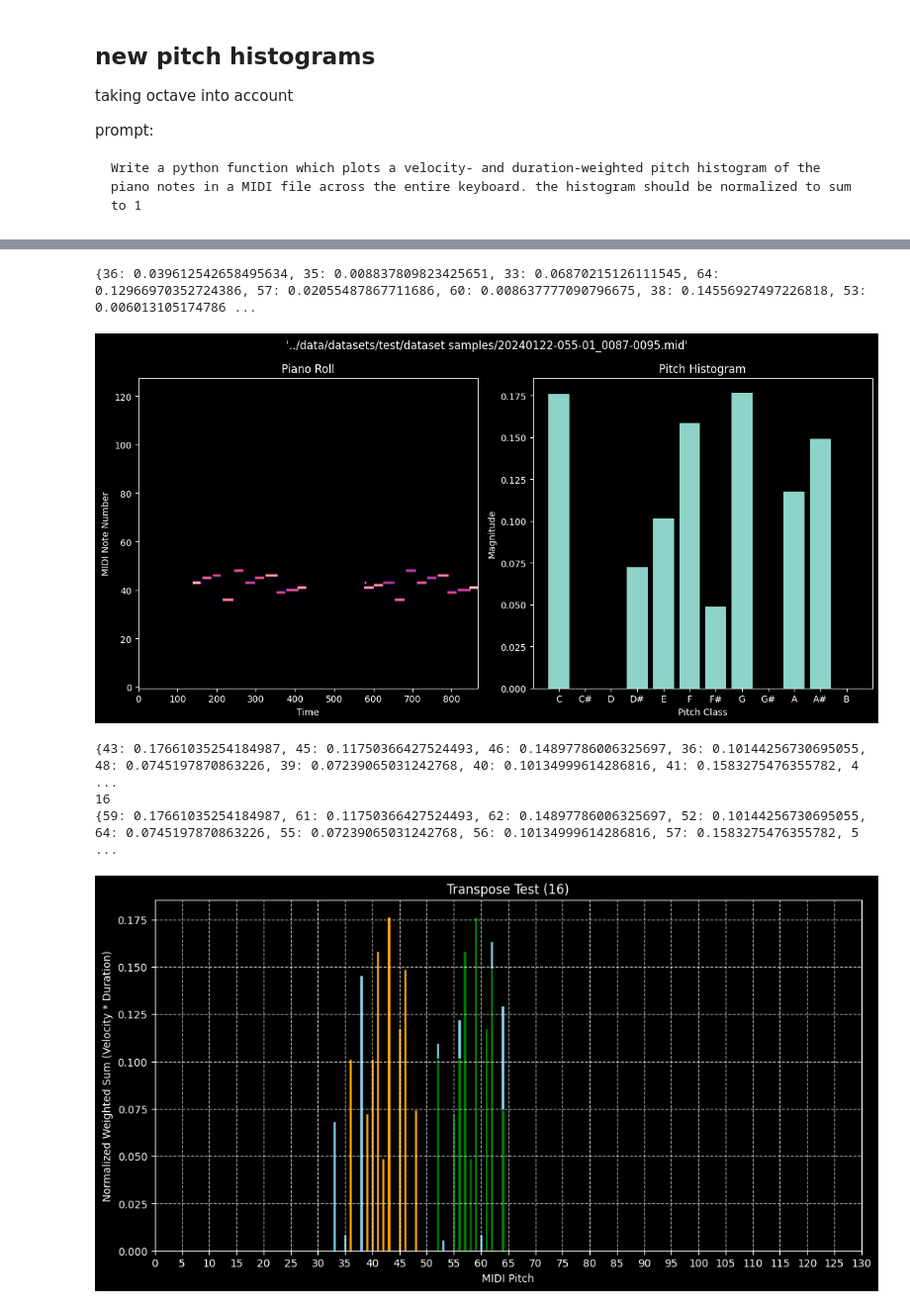
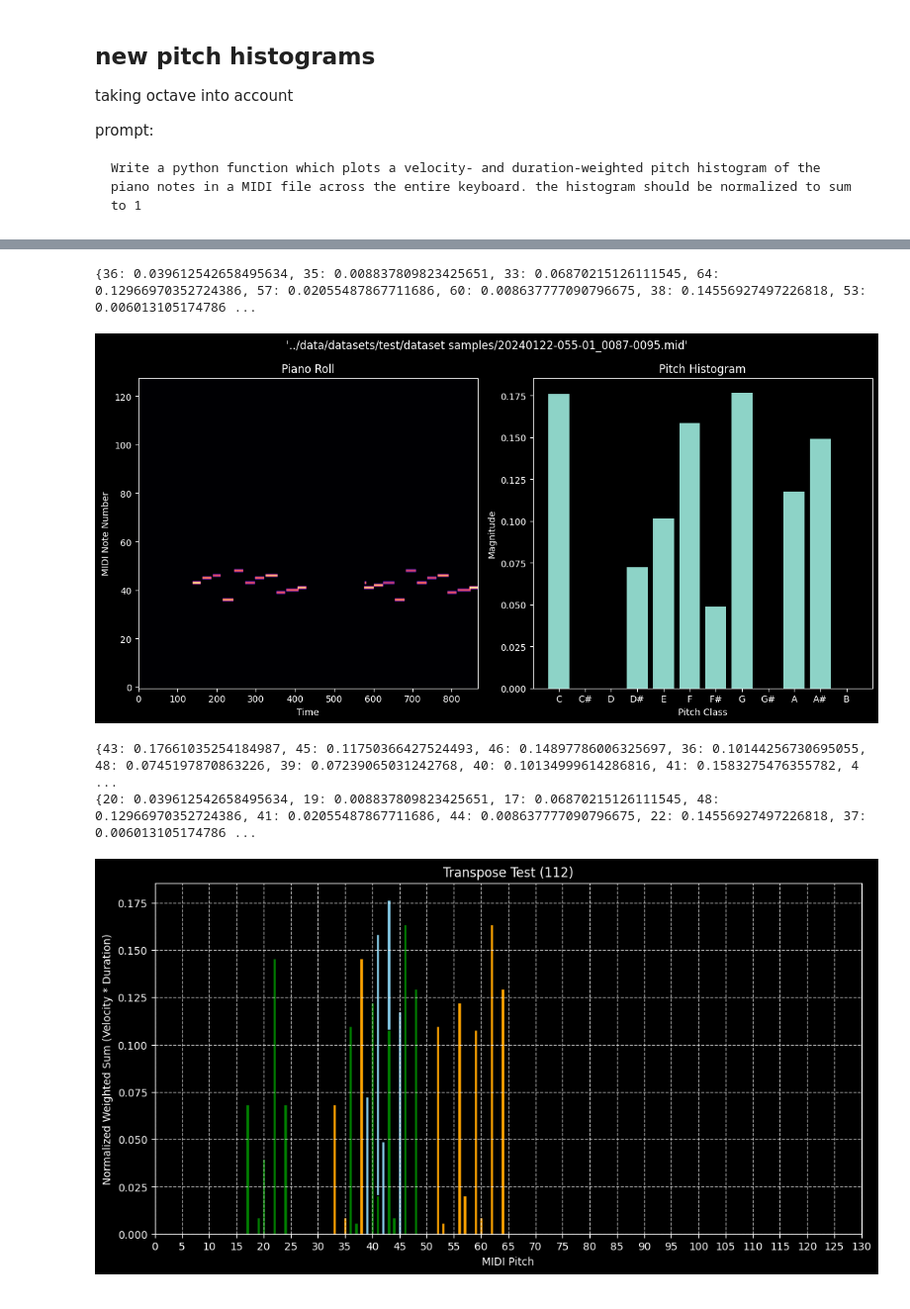
Before and after one commit to finlaymiller/disklavier, a Jupyter notebook: notebooks/transformations.ipynb, the cells around one changed output, grey strips where cells are left out. Shown at 99% size. Cells and saved outputs as stored; diff of their text form; code cells hidden in the pictures.

```diff
--- a/notebooks/transformations.ipynb
+++ b/notebooks/transformations.ipynb
@@ -397,7 +397,7 @@ def transpose_histogram(histogram, semitones):
     """
     transposed_histogram = {}
     for pitch, weight in histogram.items():
-        transposed_pitch = pitch + semitones % 128
+        transposed_pitch = (pitch + semitones) % 128
         if transposed_pitch in transposed_histogram:
             transposed_histogram[transposed_pitch] += weight
         else:
@@ -450,37 +450,35 @@ def find_optimal_transpose(histogram1, histogram2):
 # %%
 # data
 # f1 = "../data/datasets/test/synthetic/bbbb-060-01_0005-0011.mid"
 # f2 = "../data/datasets/test/synthetic/cccc-060-01_0000-0005.mid"
 f1 = "../data/datasets/test/dataset samples/20231220-080-03_0329-0335.mid"
 f2 = "../data/datasets/test/dataset samples/20240122-055-01_0087-0095.mid"
 ph1 = pitch_histogram(f1)
 ph2 = pitch_histogram(f2)
-t = find_optimal_transpose(ph1, ph2)
-print(t)
-ph3 = transpose_histogram(ph2, find_optimal_transpose(ph1, ph2))
+t = find_optimal_transpose(ph2, ph1)
+ph3 = transpose_histogram(ph1, t)
 print(ph3)
 # plot
 plt.figure(figsize=(12, 6))
 plt.bar(
-    list(ph1.keys()), list(ph1.values()), width=0.6, edgecolor="black", color="skyblue"
+    list(ph1.keys()), list(ph1.values()), width=0.6, edgecolor="black", color="orange"
 )
 plt.bar(
-    list(ph2.keys()), list(ph2.values()), width=0.6, edgecolor="black", color="orange"
+    list(ph2.keys()), list(ph2.values()), width=0.6, edgecolor="black", color="skyblue"
 )
 plt.bar(
     list(ph3.keys()), list(ph3.values()), width=0.6, edgecolor="black", color="green"
 )
 plt.xlabel("MIDI Pitch")
 plt.ylabel("Normalized Weighted Sum (Velocity * Duration)")
 plt.title(f"Transpose Test ({t})")
 plt.xticks(range(0, 131, 5))  # set x-axis ticks for MIDI pitch values
 plt.grid(True, linestyle="--", alpha=0.7)
 plt.show()
 # %% [output]
 [figure]
 {36: 0.039612542658495634, 35: 0.008837809823425651, 33: 0.06870215126111545, 64: 0.12966970352724386, 57: 0.02055487867711686, 60: 0.008637777090796675, 38: 0.14556927497226818, 53: 0.006013105174786 ...
 [figure]
 {43: 0.17661035254184987, 45: 0.11750366427524493, 46: 0.14897786006325697, 36: 0.10144256730695055, 48: 0.0745197870863226, 39: 0.07239065031242768, 40: 0.10134999614286816, 41: 0.1583275476355782, 4 ...
-16
-{59: 0.17661035254184987, 61: 0.11750366427524493, 62: 0.14897786006325697, 52: 0.10144256730695055, 64: 0.0745197870863226, 55: 0.07239065031242768, 56: 0.10134999614286816, 57: 0.1583275476355782, 5 ...
+{20: 0.039612542658495634, 19: 0.008837809823425651, 17: 0.06870215126111545, 48: 0.12966970352724386, 41: 0.02055487867711686, 44: 0.008637777090796675, 22: 0.14556927497226818, 37: 0.006013105174786 ...
-[figure, old version]
+[figure, new version]
```
